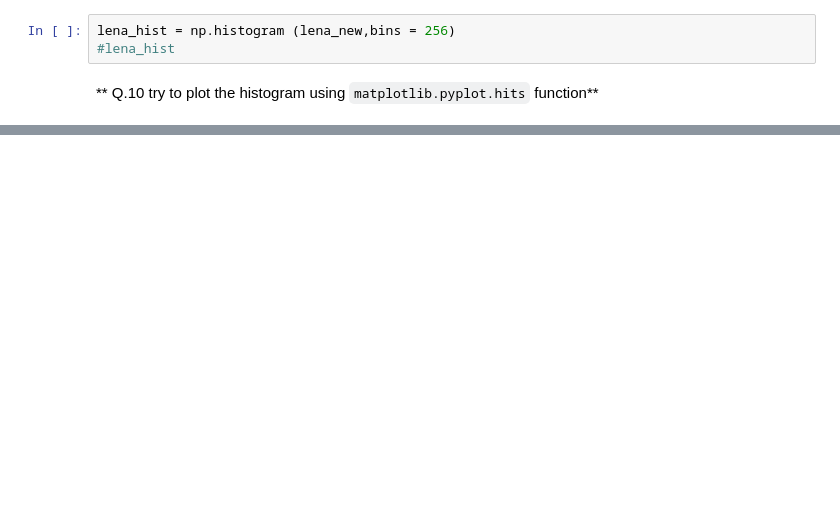
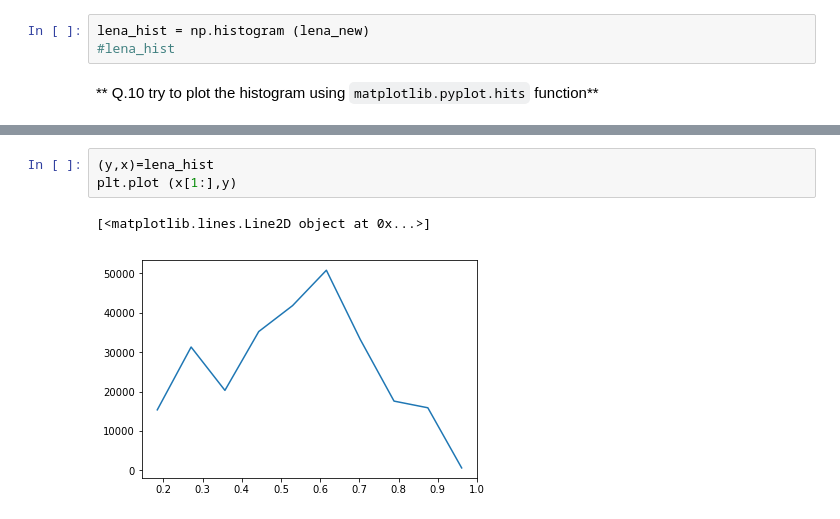
Before and after one commit to lilivalencia21/B31XB-IIP-TP-1718, a Jupyter notebook: 1-introducion/1-introduction-skimage.ipynb, the cells around one changed output, grey strips where cells are left out. Drawn from its saved outputs; the diff is of its cells as text; blank space fills up the shorter version.

```diff
--- a/1-introducion/1-introduction-skimage.ipynb
+++ b/1-introducion/1-introduction-skimage.ipynb
@@ -161,6 +155,6 @@ lena_expo = skimage.exposure.histogram (lena_new)
 #lena_expo
 # %%
-lena_hist = np.histogram (lena_new,bins = 256)
+lena_hist = np.histogram (lena_new)
 #lena_hist
 # %% [markdown]
 ** Q.10 try to plot the histogram using `matplotlib.pyplot.hits` function**
@@ -172 +166,7 @@ plt.plot(y,x)
 [figure]
+# %%
+(y,x)=lena_hist
+plt.plot (x[1:],y)
+# %% [output]
+[<matplotlib.lines.Line2D object at 0x...>]
+[figure, added]
```
Also changed, not shown: parts of 9 cells of this notebook, 1 other file.
